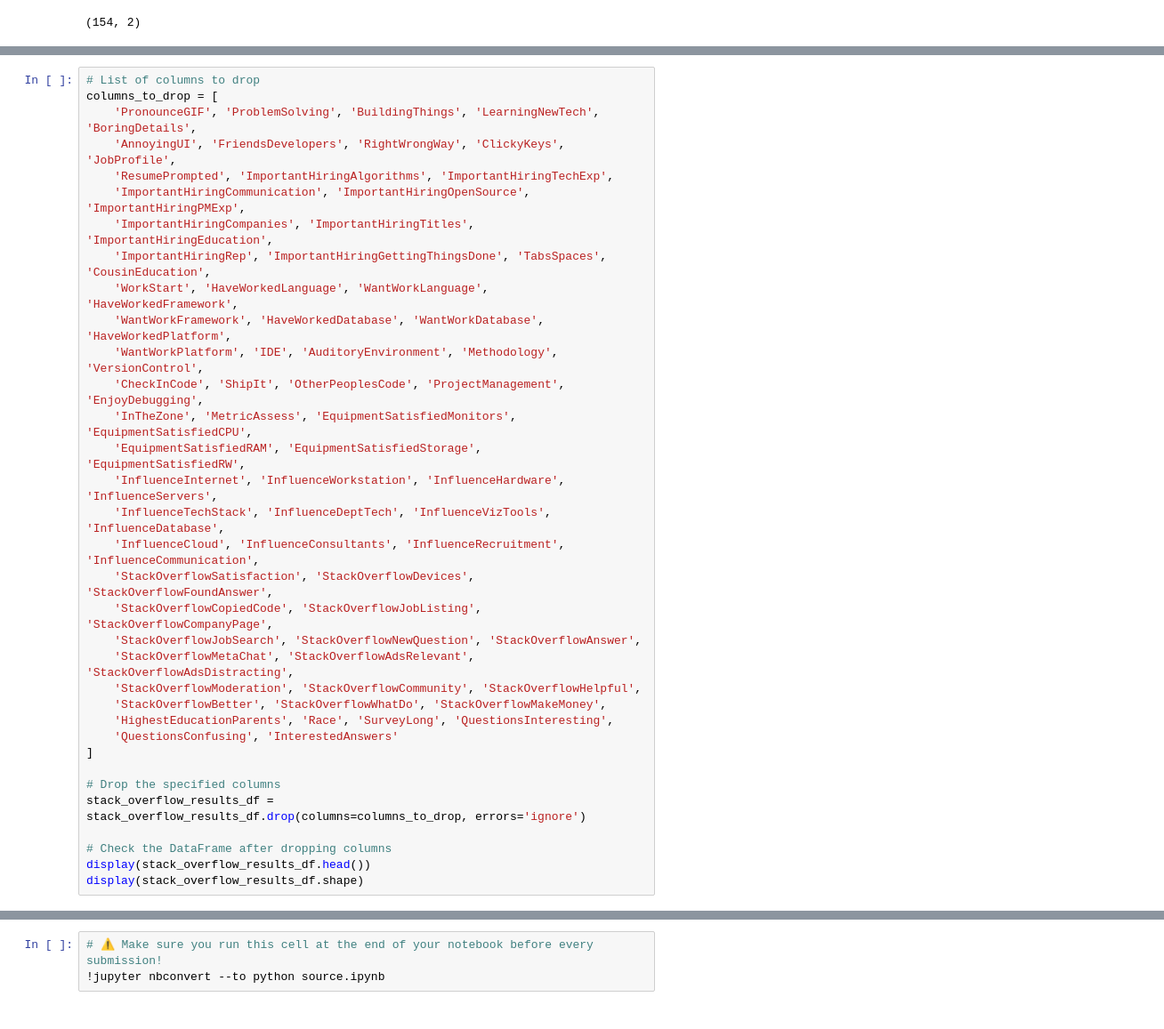
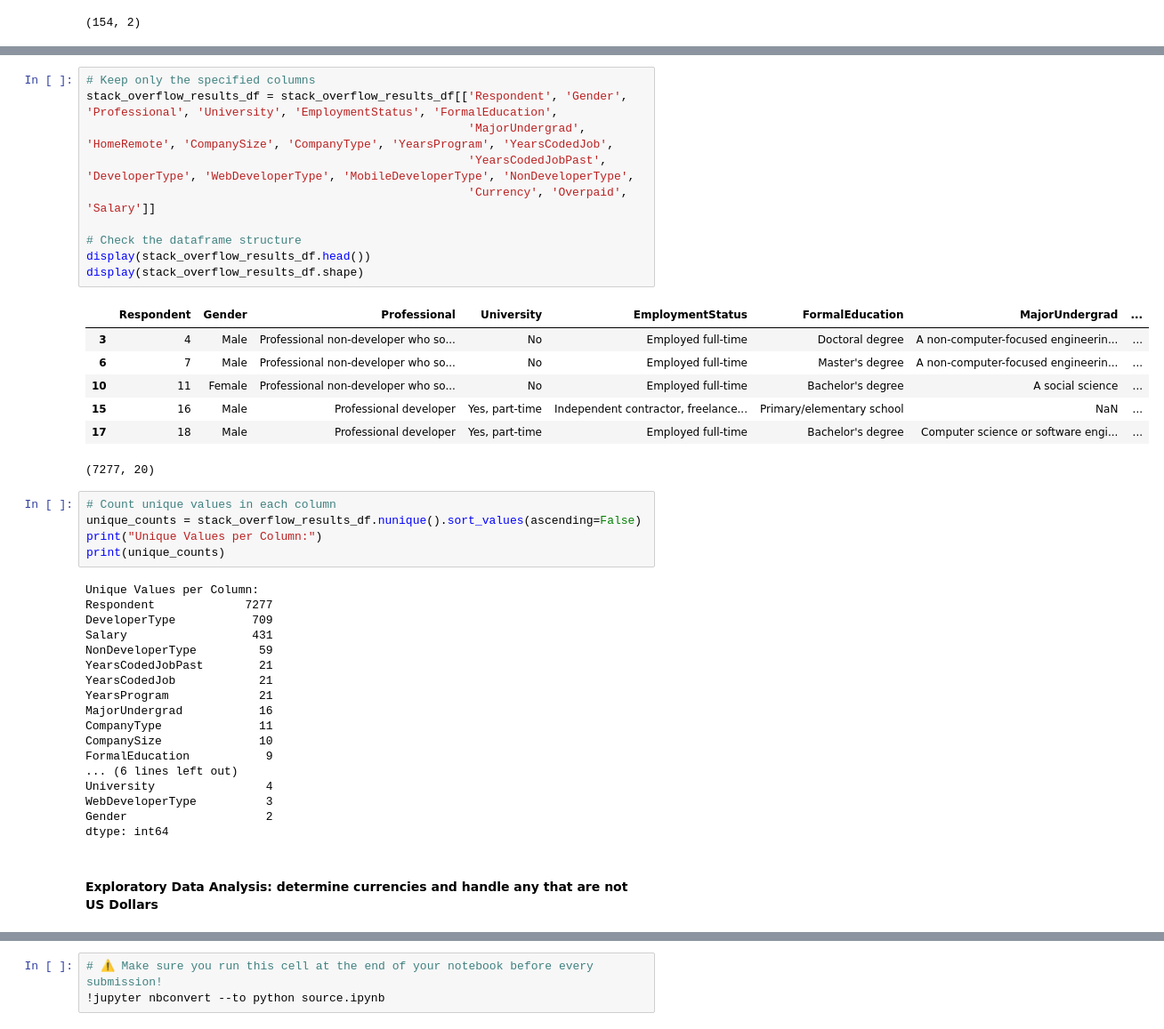
Before and after one commit to IT4063C-Fall24/final-project-yaumj, a Jupyter notebook: source.ipynb, the cells around one changed output, grey strips where cells are left out. Shown at 89% size. Saved outputs shown, nothing was run; the diff lists cells and outputs as text.

Commit message:
Begin process of mapping field values to bins

```diff
--- a/source.ipynb
+++ b/source.ipynb
@@ -2840,37 +2881,3 @@ display(stack_overflow_results_df.shape)
 | 17 | 18 | Professional developer | Yes, both | United States | Yes, part-time | Employed full-time | Bachelor's degree | ... |
 5 rows × 154 columns
 (7277, 154)
-# %%
-# List of columns to drop
-columns_to_drop = [
-    'PronounceGIF', 'ProblemSolving', 'BuildingThings', 'LearningNewTech', 'BoringDetails',
-    'AnnoyingUI', 'FriendsDevelopers', 'RightWrongWay', 'ClickyKeys', 'JobProfile',
-    'ResumePrompted', 'ImportantHiringAlgorithms', 'ImportantHiringTechExp',
-    'ImportantHiringCommunication', 'ImportantHiringOpenSource', 'ImportantHiringPMExp',
-    'ImportantHiringCompanies', 'ImportantHiringTitles', 'ImportantHiringEducation',
-    'ImportantHiringRep', 'ImportantHiringGettingThingsDone', 'TabsSpaces', 'CousinEducation',
-    'WorkStart', 'HaveWorkedLanguage', 'WantWorkLanguage', 'HaveWorkedFramework',
-    'WantWorkFramework', 'HaveWorkedDatabase', 'WantWorkDatabase', 'HaveWorkedPlatform',
-    'WantWorkPlatform', 'IDE', 'AuditoryEnvironment', 'Methodology', 'VersionControl',
-    'CheckInCode', 'ShipIt', 'OtherPeoplesCode', 'ProjectManagement', 'EnjoyDebugging',
-    'InTheZone', 'MetricAssess', 'EquipmentSatisfiedMonitors', 'EquipmentSatisfiedCPU',
-    'EquipmentSatisfiedRAM', 'EquipmentSatisfiedStorage', 'EquipmentSatisfiedRW',
-    'InfluenceInternet', 'InfluenceWorkstation', 'InfluenceHardware', 'InfluenceServers',
-    'InfluenceTechStack', 'InfluenceDeptTech', 'InfluenceVizTools', 'InfluenceDatabase',
-    'InfluenceCloud', 'InfluenceConsultants', 'InfluenceRecruitment', 'InfluenceCommunication',
-    'StackOverflowSatisfaction', 'StackOverflowDevices', 'StackOverflowFoundAnswer',
-    'StackOverflowCopiedCode', 'StackOverflowJobListing', 'StackOverflowCompanyPage',
-    'StackOverflowJobSearch', 'StackOverflowNewQuestion', 'StackOverflowAnswer',
-    'StackOverflowMetaChat', 'StackOverflowAdsRelevant', 'StackOverflowAdsDistracting',
-    'StackOverflowModeration', 'StackOverflowCommunity', 'StackOverflowHelpful',
-    'StackOverflowBetter', 'StackOverflowWhatDo', 'StackOverflowMakeMoney',
-    'HighestEducationParents', 'Race', 'SurveyLong', 'QuestionsInteresting',
-    'QuestionsConfusing', 'InterestedAnswers'
-]
-
-# Drop the specified columns
-stack_overflow_results_df = stack_overflow_results_df.drop(columns=columns_to_drop, errors='ignore')
-
-# Check the DataFrame after dropping columns
-display(stack_overflow_results_df.head())
-display(stack_overflow_results_df.shape)
@@ -2885,0 +2884,43 @@ display(stack_overflow_results_df.shape)
+# %%
+# Keep only the specified columns
+stack_overflow_results_df = stack_overflow_results_df[['Respondent', 'Gender', 'Professional', 'University', 'EmploymentStatus', 'FormalEducation',
+                                                       'MajorUndergrad', 'HomeRemote', 'CompanySize', 'CompanyType', 'YearsProgram', 'YearsCodedJob',
+                                                       'YearsCodedJobPast', 'DeveloperType', 'WebDeveloperType', 'MobileDeveloperType', 'NonDeveloperType',
+                                                       'Currency', 'Overpaid', 'Salary']]
+
+# Check the dataframe structure
+display(stack_overflow_results_df.head())
+display(stack_overflow_results_df.shape)
+# %% [output]
+|  | Respondent | Gender | Professional | University | EmploymentStatus | FormalEducation | MajorUndergrad | ... |
+| 3 | 4 | Male | Professional non-developer who so... | No | Employed full-time | Doctoral degree | A non-computer-focused engineerin... | ... |
+| 6 | 7 | Male | Professional non-developer who so... | No | Employed full-time | Master's degree | A non-computer-focused engineerin... | ... |
+| 10 | 11 | Female | Professional non-developer who so... | No | Employed full-time | Bachelor's degree | A social science | ... |
+| 15 | 16 | Male | Professional developer | Yes, part-time | Independent contractor, freelance... | Primary/elementary school | NaN | ... |
+| 17 | 18 | Male | Professional developer | Yes, part-time | Employed full-time | Bachelor's degree | Computer science or software engi... | ... |
+(7277, 20)
+# %%
+# Count unique values in each column
+unique_counts = stack_overflow_results_df.nunique().sort_values(ascending=False)
+print("Unique Values per Column:")
+print(unique_counts)
+# %% [output]
+Unique Values per Column:
+Respondent             7277
+DeveloperType           709
+Salary                  431
+NonDeveloperType         59
+YearsCodedJobPast        21
+YearsCodedJob            21
+YearsProgram             21
+MajorUndergrad           16
+CompanyType              11
+CompanySize              10
+FormalEducation           9
+... (6 lines left out)
+University                4
+WebDeveloperType          3
+Gender                    2
+dtype: int64
+# %% [markdown]
+#### Exploratory Data Analysis: determine currencies and handle any that are not US Dollars
```
Also changed, not shown: parts of 20 cells of this notebook.
